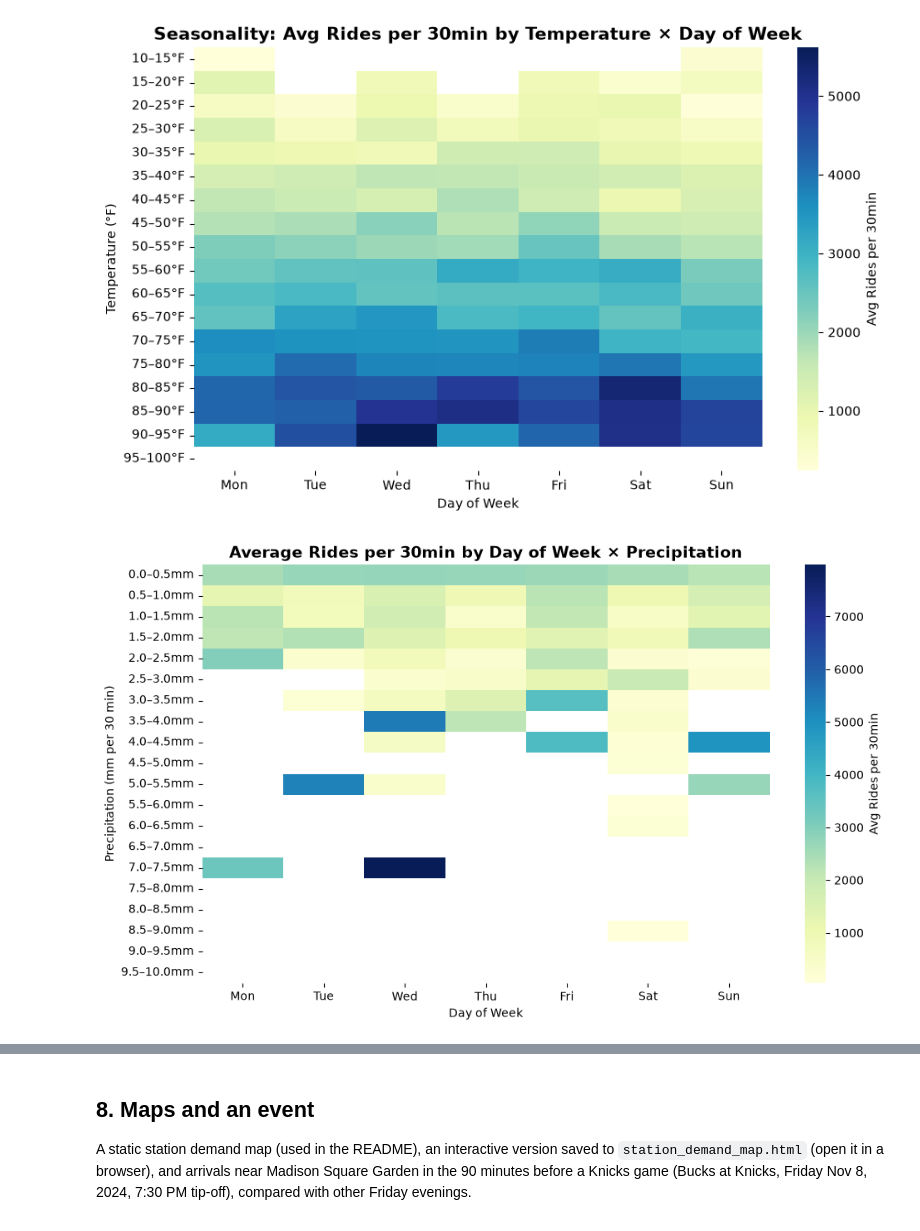
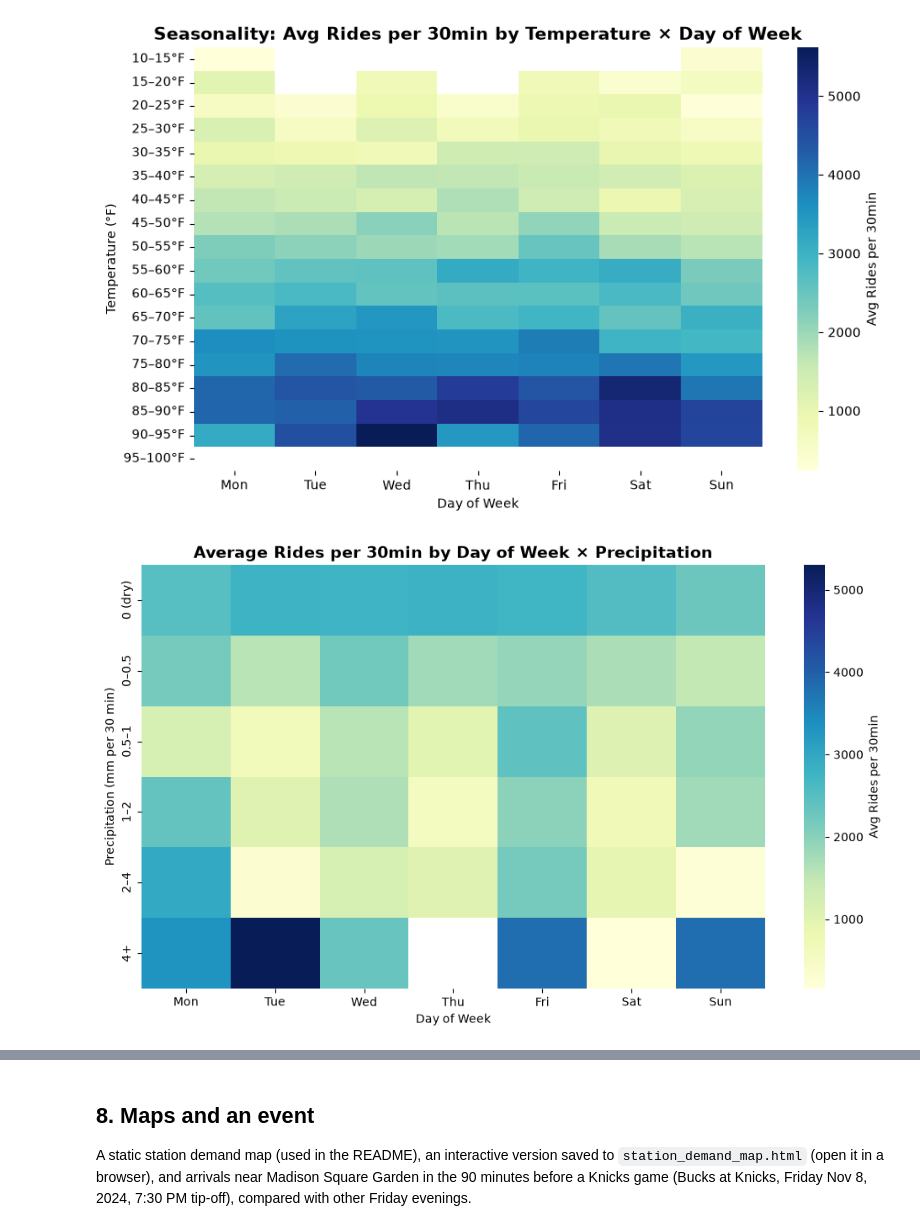
Before and after one commit to mzhou3299/citibike-demand-analysis-2024, a Jupyter notebook: Final Notebook.ipynb, the cells around one changed output, grey strips where cells are left out. Cells and saved outputs as stored; diff of their text form; code cells hidden in the pictures.

```diff
--- a/Final Notebook.ipynb
+++ b/Final Notebook.ipynb
@@ -958,46 +938,38 @@ plt.show()
 heatmap_df_rain_day = citywide[['precip_mm']].copy()
 
 # Add day of week (0=Mon, 6=Sun)
 heatmap_df_rain_day['day'] = heatmap_df_rain_day.index.dayofweek
 day_map = {0:'Mon', 1:'Tue', 2:'Wed', 3:'Thu', 4:'Fri', 5:'Sat', 6:'Sun'}
 heatmap_df_rain_day['day_name'] = heatmap_df_rain_day['day'].map(day_map)
 
 # Compute total rides per timestamp
 heatmap_df_rain_day['total_rides'] = citywide['total rides']
 
-# --- Precipitation bins with labels ---
-precip_bins = np.arange(0, 10.5, 0.5)
-precip_labels = [f"{a:.1f}–{b:.1f}mm" for a, b in zip(precip_bins[:-1], precip_bins[1:])]
+# --- Precipitation bins (mm per 30 min); dry half-hours get their own bin ---
+precip_bins = [-np.inf, 0, 0.5, 1, 2, 4, np.inf]
+precip_labels = ["0 (dry)", "0–0.5", "0.5–1", "1–2", "2–4", "4+"]
 
-heatmap_df_rain_day['precip_bin'] = pd.cut(
-    heatmap_df_rain_day['precip_mm'],
-    bins=precip_bins,
-    labels=precip_labels,
-    include_lowest=True,
-    right=False,
-    ordered=True
-)
+heatmap_df_rain_day['precip_bin'] = pd.cut(heatmap_df_rain_day['precip_mm'], bins=precip_bins, labels=precip_labels, right=True, ordered=True)
 
 # Group and pivot
 heatmap_df_group = (
     heatmap_df_rain_day
     .groupby(['precip_bin','day_name'], observed=False)['total_rides']
     .mean()
     .unstack()
     .reindex(index=precip_labels, columns=['Mon','Tue','Wed','Thu','Fri','Sat','Sun'])
 )
 
 # Plot heatmap
 plt.figure(figsize=(10,6))
 sns.heatmap(heatmap_df_group, cmap="YlGnBu", cbar_kws={'label': 'Avg Rides per 30min'})
 plt.title("Average Rides per 30min by Day of Week × Precipitation", fontsize=14, fontweight="bold")
 plt.xlabel("Day of Week")
 plt.ylabel("Precipitation (mm per 30 min)")
 plt.tight_layout()
-plt.savefig("figures/precip_heatmap.png", dpi=200, bbox_inches="tight")
 plt.show()
 # %% [output]
-[figure, old version]
+[figure, new version]
 # %%
 # Creating a heatmap of total rides for temperature vs the amount it rains
 
```
Also changed, not shown: parts of 11 cells of this notebook, 18 other files.
